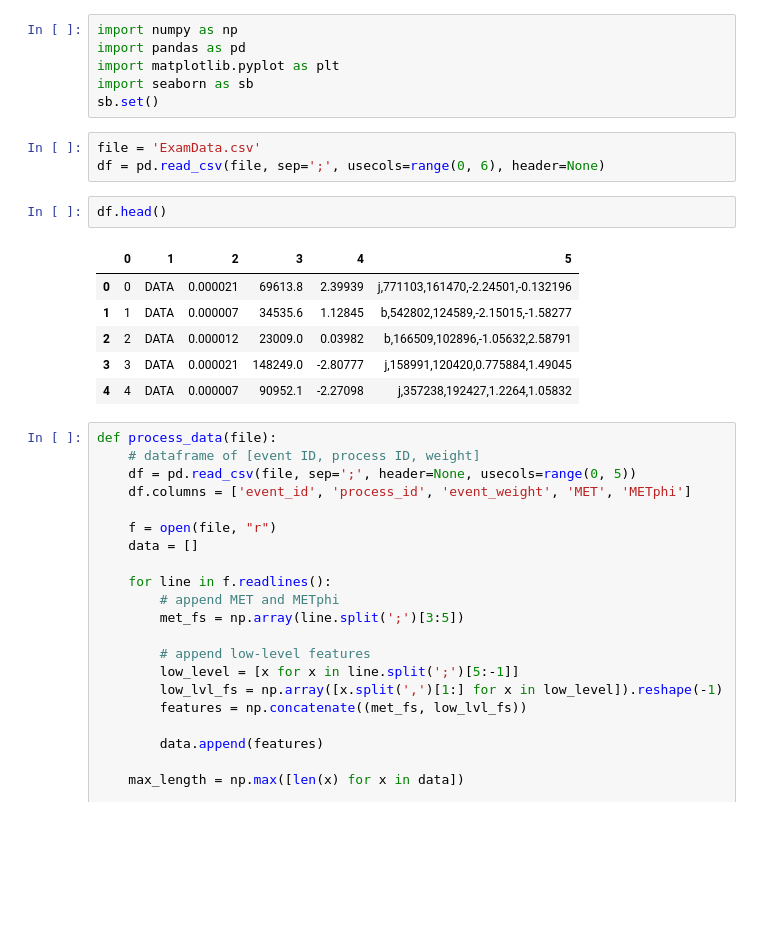
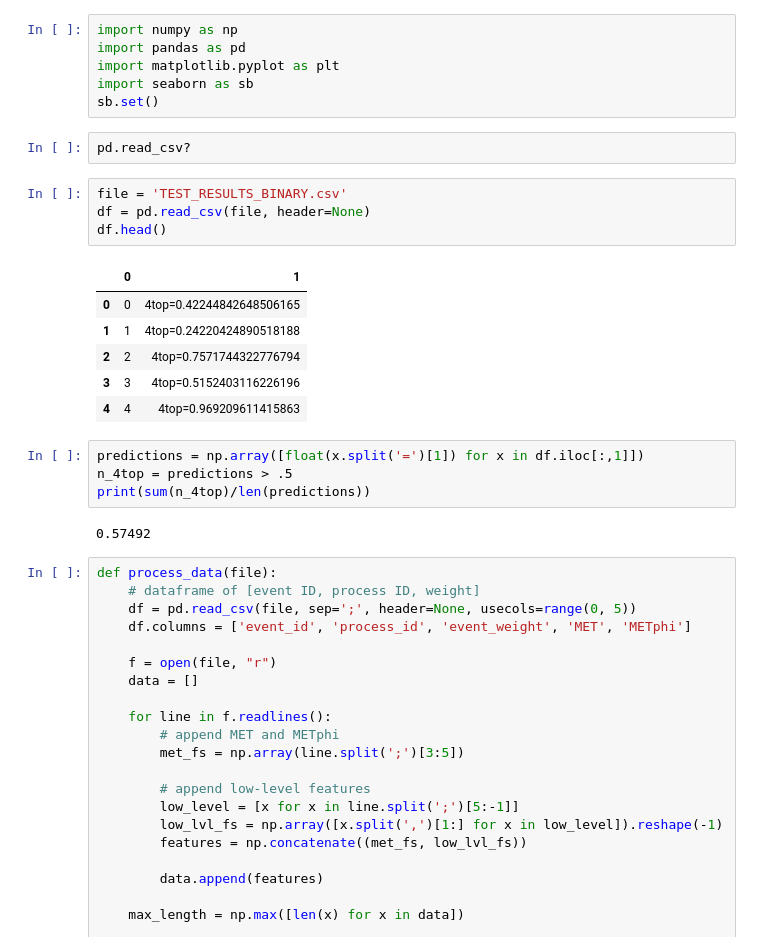
Before and after one commit to kaspardaemen/mippa_exam, a Jupyter notebook: Data_analysis.ipynb, the cells around one changed output. Cells and saved outputs as stored; diff of their text form; blank space fills up the shorter version.

```diff
--- a/Data_analysis.ipynb
+++ b/Data_analysis.ipynb
@@ -4,18 +4,25 @@ import pandas as pd
 import matplotlib.pyplot as plt
 import seaborn as sb
 sb.set()
+# %%
+pd.read_csv?
 # %%
-file = 'ExamData.csv'
-df = pd.read_csv(file, sep=';', usecols=range(0, 6), header=None)
+file = 'TEST_RESULTS_BINARY.csv'
+df = pd.read_csv(file, header=None)
+df.head()
+# %% [output]
+|  | 0 | 1 |
+| 0 | 0 | 4top=0.42244842648506165 |
+| 1 | 1 | 4top=0.24220424890518188 |
+| 2 | 2 | 4top=0.7571744322776794 |
+| 3 | 3 | 4top=0.5152403116226196 |
+| 4 | 4 | 4top=0.969209611415863 |
-# %%
-df.head()
-# %% [output]
-|  | 0 | 1 | 2 | 3 | 4 | 5 |
-| 0 | 0 | DATA | 0.000021 | 69613.8 | 2.39939 | j,771103,161470,-2.24501,-0.132196 |
-| 1 | 1 | DATA | 0.000007 | 34535.6 | 1.12845 | b,542802,124589,-2.15015,-1.58277 |
-| 2 | 2 | DATA | 0.000012 | 23009.0 | 0.03982 | b,166509,102896,-1.05632,2.58791 |
-| 3 | 3 | DATA | 0.000021 | 148249.0 | -2.80777 | j,158991,120420,0.775884,1.49045 |
-| 4 | 4 | DATA | 0.000007 | 90952.1 | -2.27098 | j,357238,192427,1.2264,1.05832 |
+# %%
+predictions = np.array([float(x.split('=')[1]) for x in df.iloc[:,1]])
+n_4top = predictions > .5
+print(sum(n_4top)/len(predictions))
+# %% [output]
+0.57492
 # %%
 def process_data(file):
     # dataframe of [event ID, process ID, weight]
```
Also changed, not shown: 45 other files.
